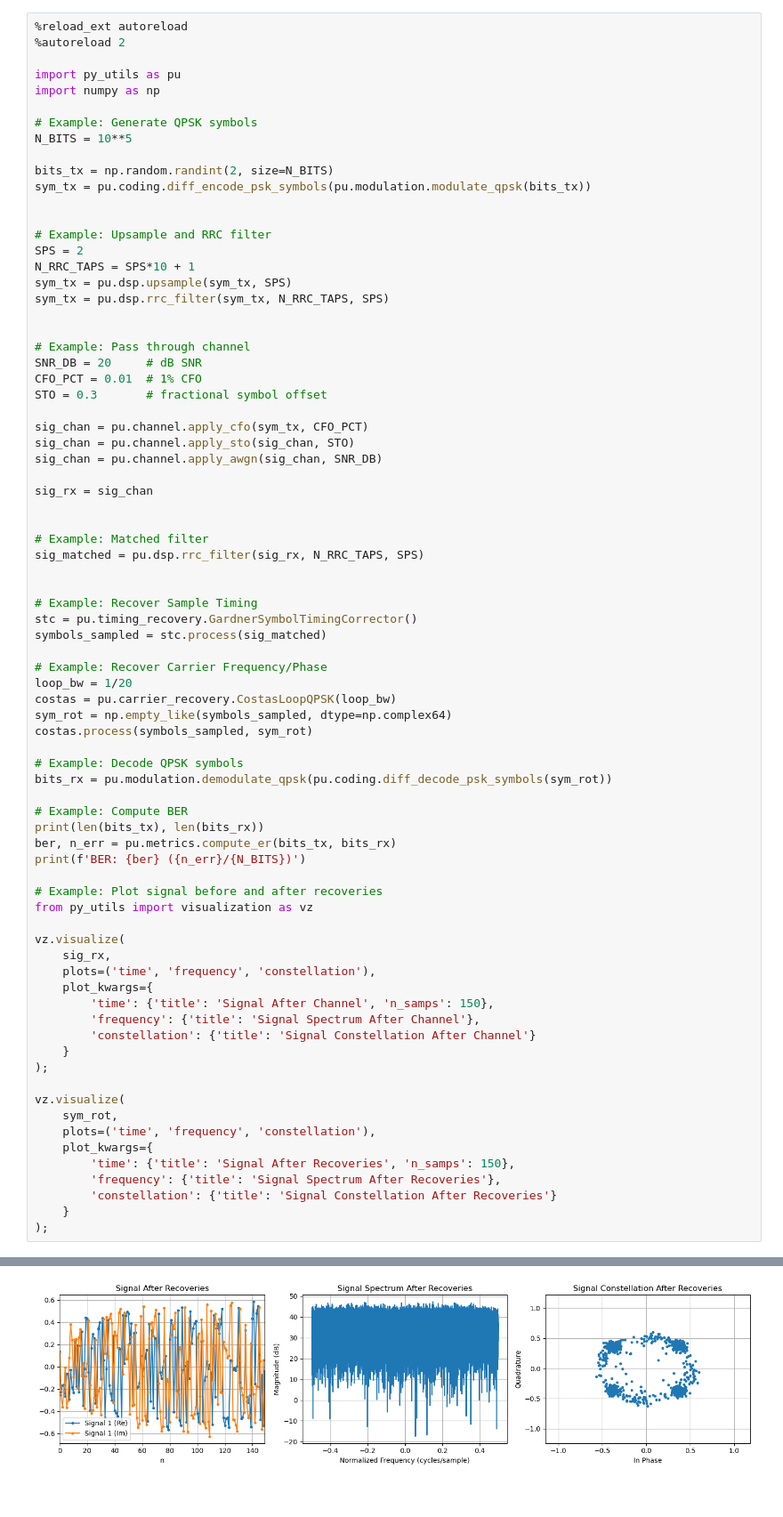
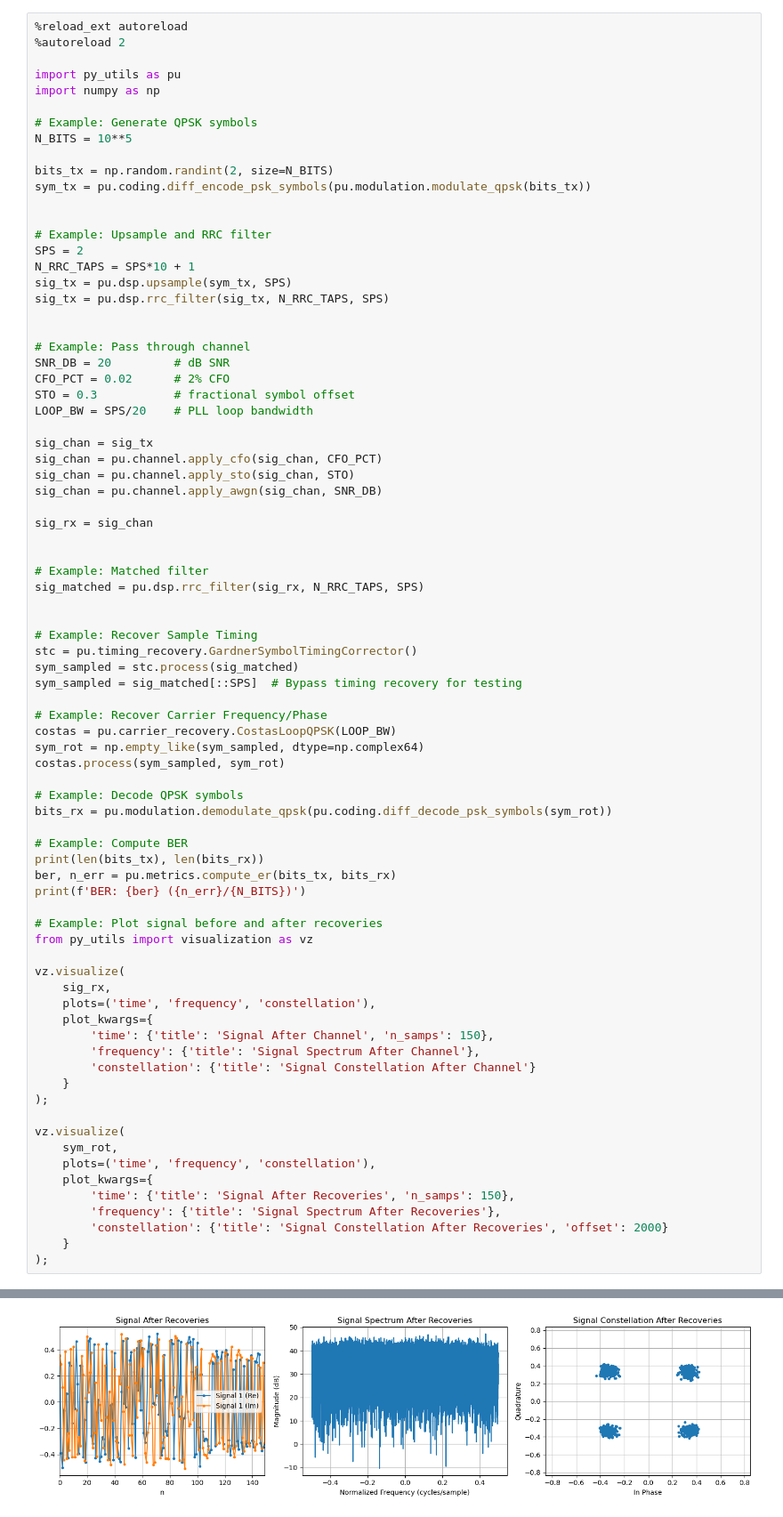
Before and after one commit to cddelong6626/sdr-notebooks, a Jupyter notebook: notebooks/example.ipynb, the cells around one changed output, grey strips where cells are left out. Shown at 89% size. Drawn from its saved outputs; the diff is of its cells as text.

```diff
--- a/notebooks/example.ipynb
+++ b/notebooks/example.ipynb
@@ -15,16 +15,18 @@ sym_tx = pu.coding.diff_encode_psk_symbols(pu.modulation.modulate_qpsk(bits_tx))
 # Example: Upsample and RRC filter
 SPS = 2
 N_RRC_TAPS = SPS*10 + 1
-sym_tx = pu.dsp.upsample(sym_tx, SPS)
-sym_tx = pu.dsp.rrc_filter(sym_tx, N_RRC_TAPS, SPS)
+sig_tx = pu.dsp.upsample(sym_tx, SPS)
+sig_tx = pu.dsp.rrc_filter(sig_tx, N_RRC_TAPS, SPS)
 
 
 # Example: Pass through channel
-SNR_DB = 20     # dB SNR
-CFO_PCT = 0.01  # 1% CFO
-STO = 0.3       # fractional symbol offset
+SNR_DB = 20         # dB SNR
+CFO_PCT = 0.02      # 2% CFO
+STO = 0.3           # fractional symbol offset
+LOOP_BW = SPS/20    # PLL loop bandwidth
 
-sig_chan = pu.channel.apply_cfo(sym_tx, CFO_PCT)
+sig_chan = sig_tx
+sig_chan = pu.channel.apply_cfo(sig_chan, CFO_PCT)
 sig_chan = pu.channel.apply_sto(sig_chan, STO)
 sig_chan = pu.channel.apply_awgn(sig_chan, SNR_DB)
 
@@ -37,13 +39,13 @@ sig_matched = pu.dsp.rrc_filter(sig_rx, N_RRC_TAPS, SPS)
 
 # Example: Recover Sample Timing
 stc = pu.timing_recovery.GardnerSymbolTimingCorrector()
-symbols_sampled = stc.process(sig_matched)
+sym_sampled = stc.process(sig_matched)
+sym_sampled = sig_matched[::SPS]  # Bypass timing recovery for testing
 
 # Example: Recover Carrier Frequency/Phase
-loop_bw = 1/20
-costas = pu.carrier_recovery.CostasLoopQPSK(loop_bw)
-sym_rot = np.empty_like(symbols_sampled, dtype=np.complex64)
-costas.process(symbols_sampled, sym_rot)
+costas = pu.carrier_recovery.CostasLoopQPSK(LOOP_BW)
+sym_rot = np.empty_like(sym_sampled, dtype=np.complex64)
+costas.process(sym_sampled, sym_rot)
 
 # Example: Decode QPSK symbols
 bits_rx = pu.modulation.demodulate_qpsk(pu.coding.diff_decode_psk_symbols(sym_rot))
@@ -72,7 +74,7 @@ vz.visualize(
     plot_kwargs={
         'time': {'title': 'Signal After Recoveries', 'n_samps': 150},
         'frequency': {'title': 'Signal Spectrum After Recoveries'},
-        'constellation': {'title': 'Signal Constellation After Recoveries'}
+        'constellation': {'title': 'Signal Constellation After Recoveries', 'offset': 2000}
     }
 );
 # %% [output]
@@ -82 +84 @@ BER: 0.0 (0/100000)
-[figure, old version]
+[figure, new version]
```
Also changed, not shown: parts of 1 cell of this notebook, 14 other files.
